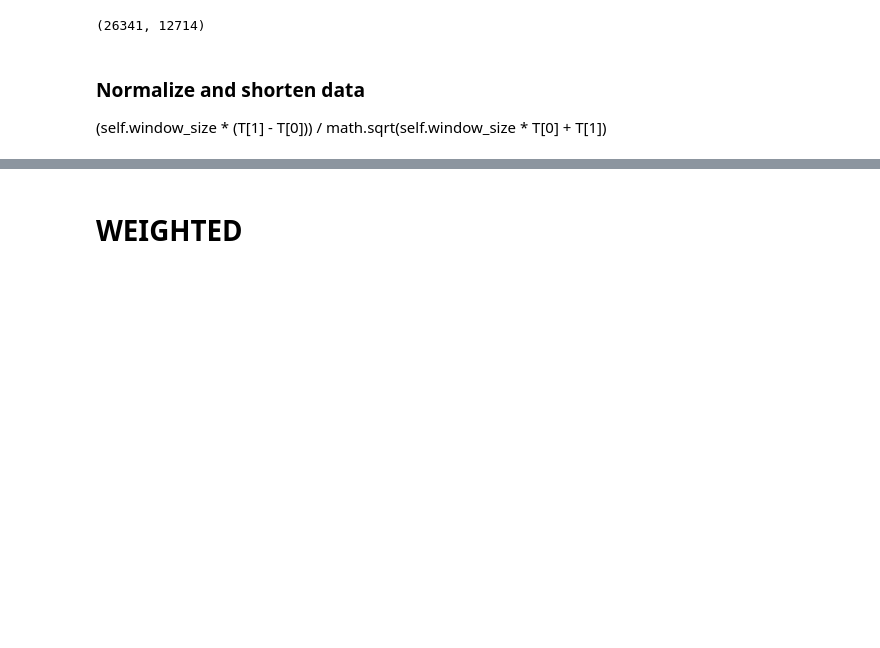
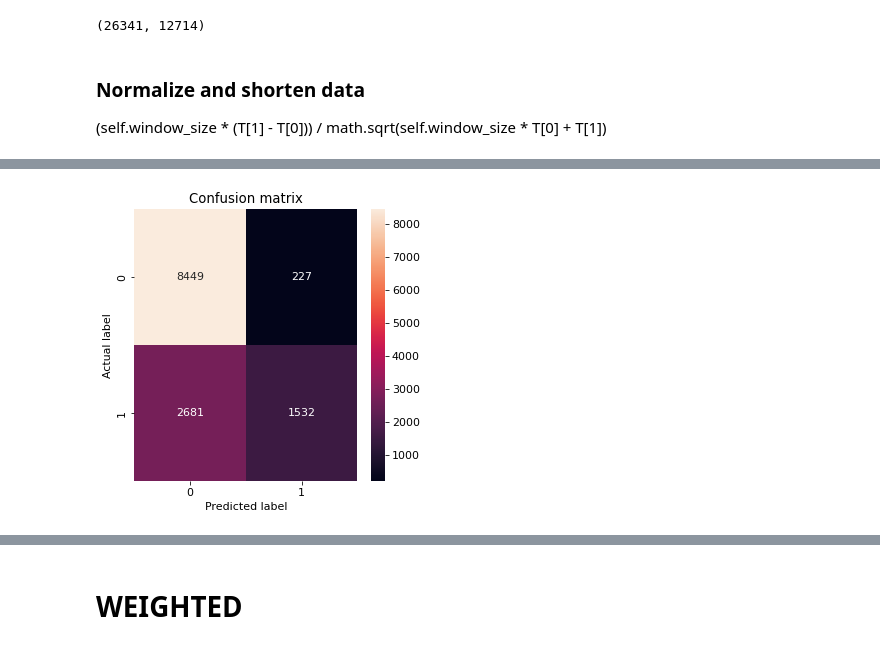
Before and after one commit to juadolfob/SeismicPrediction, a Jupyter notebook: notebooks/testing/NN_prediction.ipynb, the cells around one changed output, grey strips where cells are left out. Cells and saved outputs as stored; diff of their text form; code cells hidden in the pictures; blank space fills up the shorter version.

Commit message:
more organized NN_prediction and requirements

```diff
--- a/notebooks/testing/NN_prediction.ipynb
+++ b/notebooks/testing/NN_prediction.ipynb
@@ -244,2 +251,4 @@ for name, value in zip(NN_model.metrics_names, baseline_results):
 # %%
-plot_cm(Y_CATEGORICAL_test, test_predictions_baseline)
+model.PlotHelper.plot_cm(Y_CATEGORICAL_test, test_predictions_baseline)
+# %% [output]
+[figure, added]
```
Also changed, not shown: parts of 25 cells of this notebook, 4 other files.
